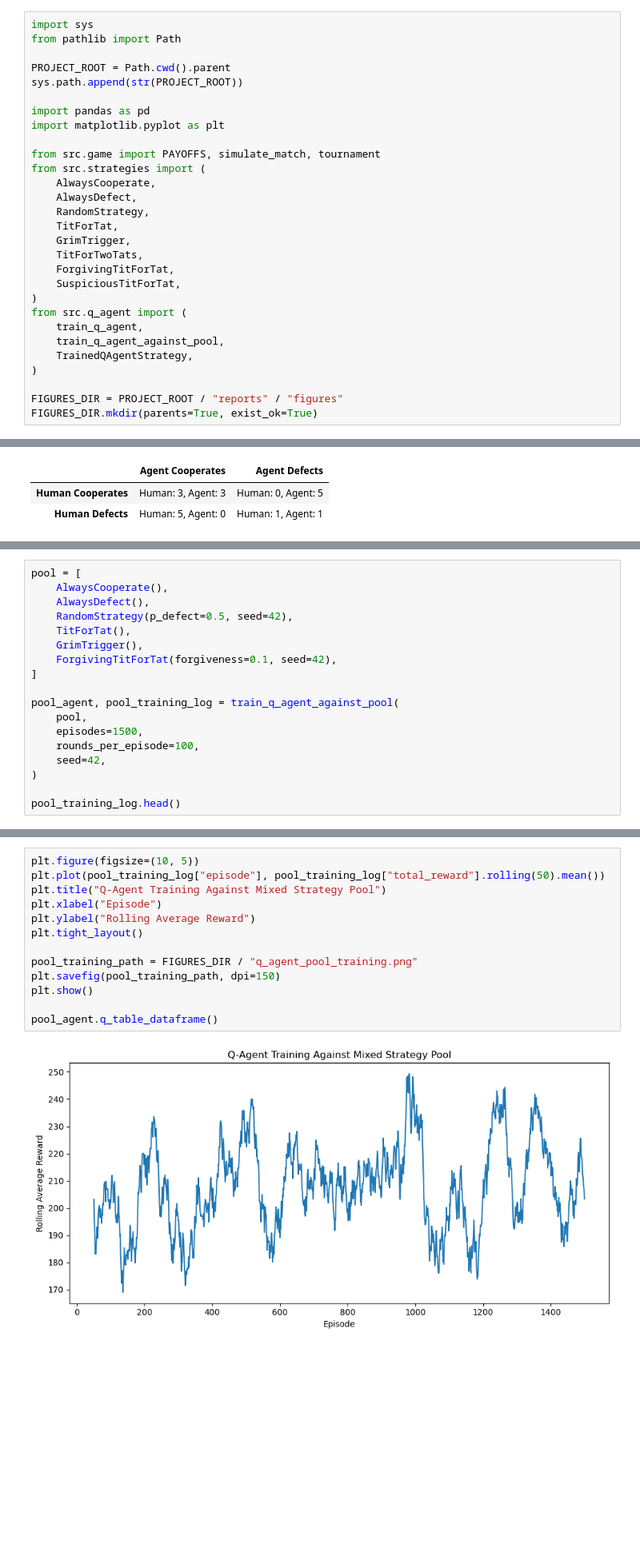
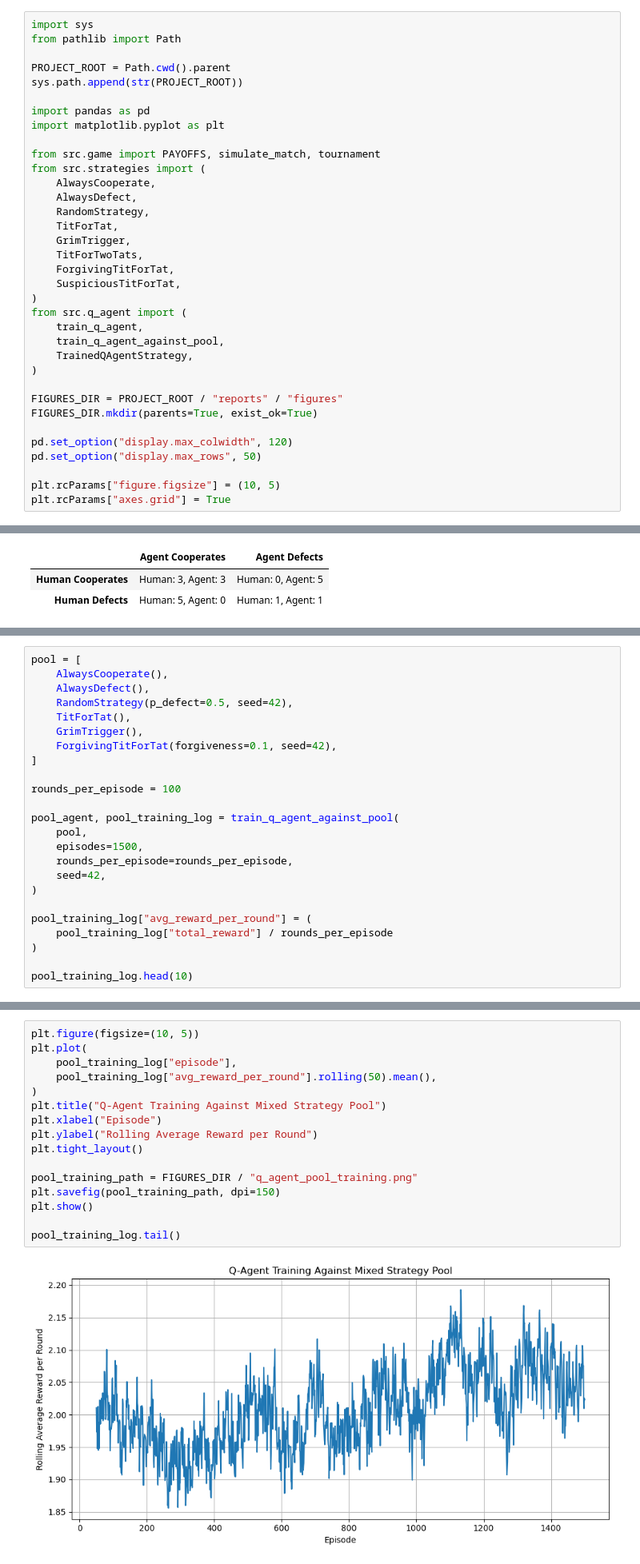
Before and after one commit to ElvinNasirov/trust-duel-rl-game, a Jupyter notebook: notebooks/01_trust_duel_game.ipynb, the cells around one changed output, grey strips where cells are left out. Shown at 80% size. Drawn from its saved outputs; the diff is of its cells as text; blank space fills up the shorter version.

```diff
--- a/notebooks/01_trust_duel_game.ipynb
+++ b/notebooks/01_trust_duel_game.ipynb
@@ -54,6 +54,12 @@ from src.q_agent import (
 
 FIGURES_DIR = PROJECT_ROOT / "reports" / "figures"
 FIGURES_DIR.mkdir(parents=True, exist_ok=True)
+
+pd.set_option("display.max_colwidth", 120)
+pd.set_option("display.max_rows", 50)
+
+plt.rcParams["figure.figsize"] = (10, 5)
+plt.rcParams["axes.grid"] = True
 # %% [markdown]
 ## 2. Game Rules and Payoff Matrix
 
@@ -393,12 +724,18 @@ pool = [
     ForgivingTitForTat(forgiveness=0.1, seed=42),
 ]
 
+rounds_per_episode = 100
+
 pool_agent, pool_training_log = train_q_agent_against_pool(
     pool,
     episodes=1500,
-    rounds_per_episode=100,
+    rounds_per_episode=rounds_per_episode,
     seed=42,
 )
 
-pool_training_log.head()
+pool_training_log["avg_reward_per_round"] = (
+    pool_training_log["total_reward"] / rounds_per_episode
+)
+
+pool_training_log.head(10)
 # %% [output]
@@ -411,15 +828,18 @@ pool_training_log.head()
 # %%
 plt.figure(figsize=(10, 5))
-plt.plot(pool_training_log["episode"], pool_training_log["total_reward"].rolling(50).mean())
+plt.plot(
+    pool_training_log["episode"],
+    pool_training_log["avg_reward_per_round"].rolling(50).mean(),
+)
 plt.title("Q-Agent Training Against Mixed Strategy Pool")
 plt.xlabel("Episode")
-plt.ylabel("Rolling Average Reward")
+plt.ylabel("Rolling Average Reward per Round")
 plt.tight_layout()
 
 pool_training_path = FIGURES_DIR / "q_agent_pool_training.png"
 plt.savefig(pool_training_path, dpi=150)
 plt.show()
 
-pool_agent.q_table_dataframe()
+pool_training_log.tail()
 # %% [output]
-[figure, old version]
+[figure, new version]
```
Also changed, not shown: parts of 41 cells of this notebook.
